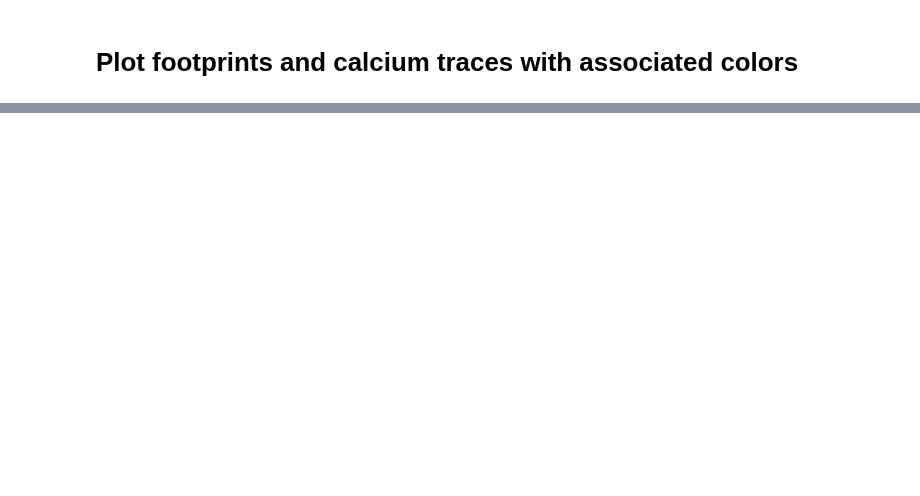
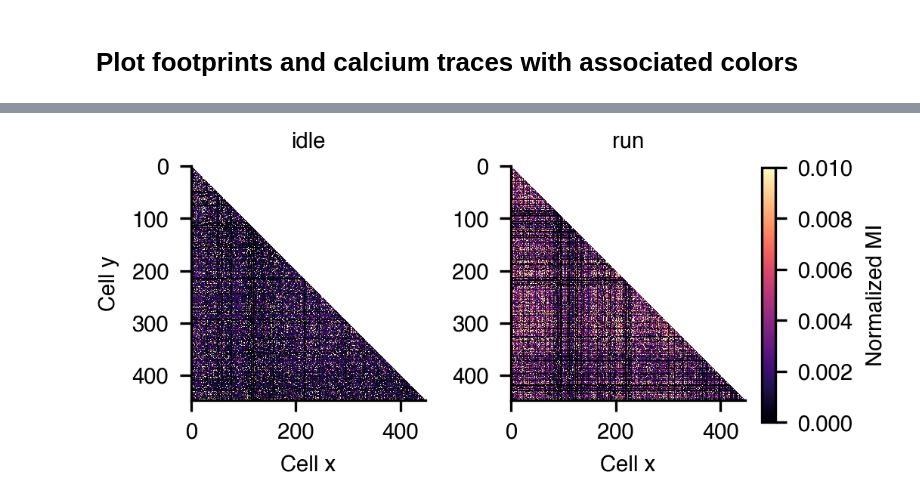
Before and after one commit to etterguillaume/PyCaAn, a Jupyter notebook: figure2.ipynb, the cells around one changed output, grey strips where cells are left out. Cells and saved outputs as stored; diff of their text form; code cells hidden in the pictures; blank space fills up the shorter version.

```diff
--- a/figure2.ipynb
+++ b/figure2.ipynb
@@ -24,0 +87,22 @@ data = preprocess_data(data,params)
+# %%
+plt.figure(figsize=(3,1.5))
+plt.subplot(121)
+plt.imshow(idle_NMI_mx, interpolation='none',vmin=0,vmax=.01, cmap='magma')
+plt.title('idle')
+plt.xlabel('Cell x')
+plt.ylabel('Cell y')
+#plt.axis('off')
+
+plt.subplot(122)
+plt.imshow(run_NMI_mx, interpolation='none',vmin=0,vmax=.01, cmap='magma')
+plt.title('run')
+plt.xlabel('Cell x')
+#plt.ylabel('Cell y')
+#plt.axis('off')
+
+cax = plt.axes([1, 0.15, 0.02, 0.75])
+plt.colorbar(cax=cax, label='Normalized MI')
+plt.tight_layout(pad=0.4, w_pad=0.5, h_pad=1.0)
+plt.savefig('results/figures/fig2/idle_run_NMI_mx.pdf', bbox_inches='tight')
+# %% [output]
+[figure, added]
```
Also changed, not shown: parts of 12 cells of this notebook, 9 other files.
